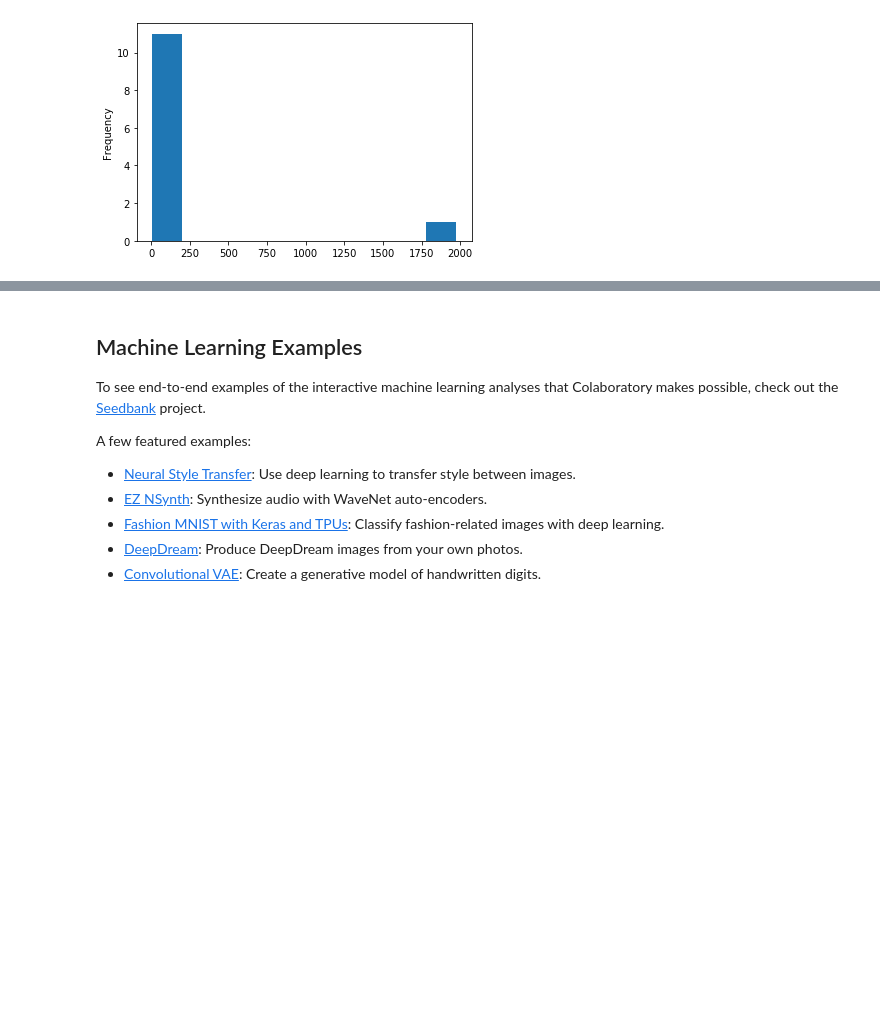
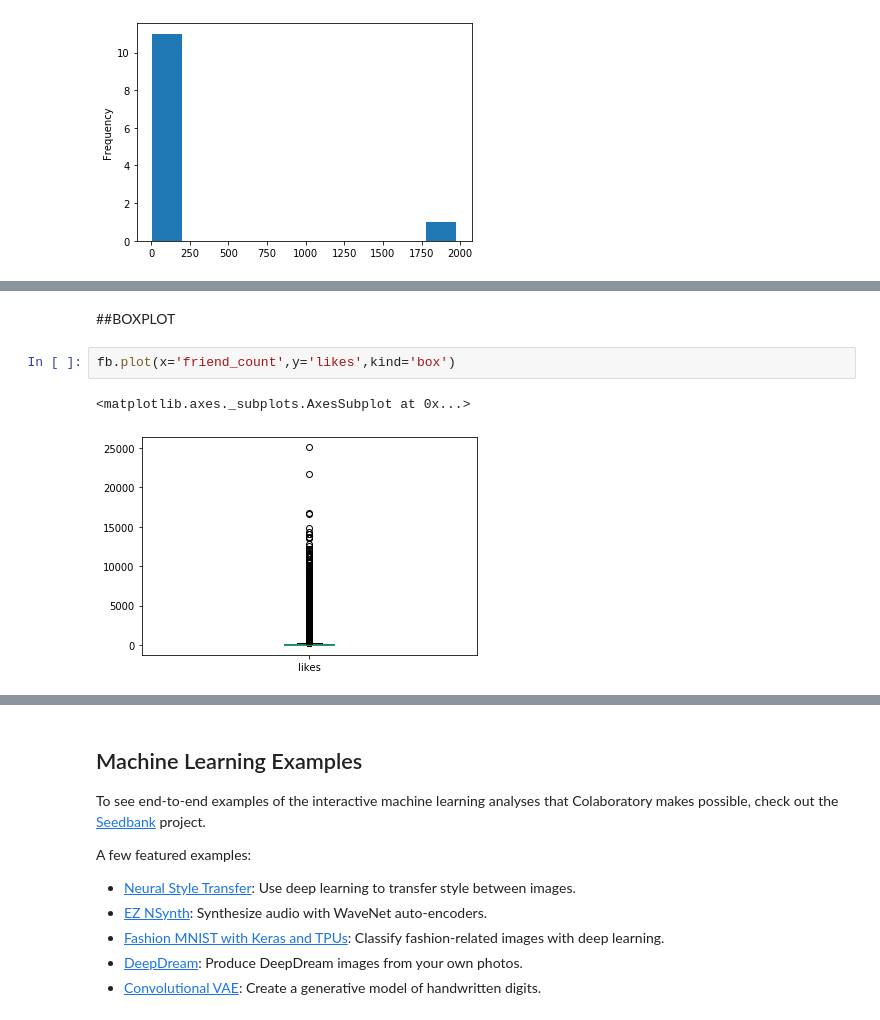
Before and after one commit to 19PA1A0474/code-era, a Jupyter notebook: HEADACHE2.ipynb, the cells around one changed output, grey strips where cells are left out. Drawn from its saved outputs; the diff is of its cells as text; blank space fills up the shorter version.

```diff
--- a/HEADACHE2.ipynb
+++ b/HEADACHE2.ipynb
@@ -556,3 +563,10 @@ plt.show()
+# %% [markdown]
+##BOXPLOT
+# %%
+fb.plot(x='friend_count',y='likes',kind='box')
+# %% [output]
+<matplotlib.axes._subplots.AxesSubplot at 0x...>
+[figure, added]
 # %% [markdown]
 ## More Resources
 
```
Also changed, not shown: parts of 3 cells of this notebook.
